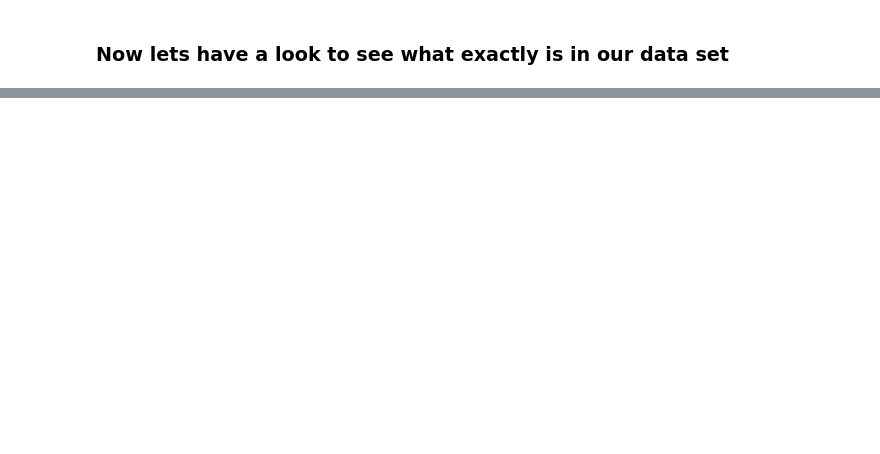
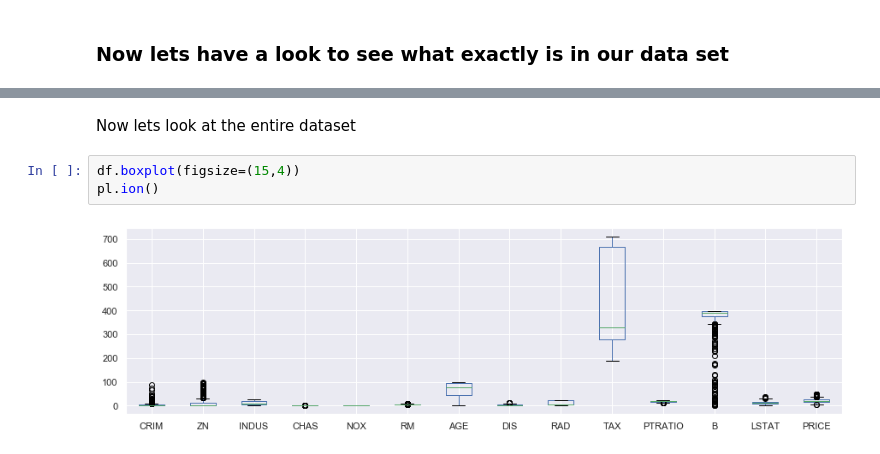
Before and after one commit to MarianneLawless/Machine-Learning-and-Statistics-Assessment-2019, a Jupyter notebook: Machine-Learning-and-Statistics-Assessment-2019.ipynb, the cells around one changed output, grey strips where cells are left out. Saved outputs shown, nothing was run; the diff lists cells and outputs as text; blank space fills up the shorter version.

```diff
--- a/Machine-Learning-and-Statistics-Assessment-2019.ipynb
+++ b/Machine-Learning-and-Statistics-Assessment-2019.ipynb
@@ -371,0 +209,7 @@ https://archive.ics.uci.edu/ml/machine-learning-databases/housing/
+# %% [markdown]
+Now lets look at the entire dataset
+# %%
+df.boxplot(figsize=(15,4))
+pl.ion()
+# %% [output]
+[figure, added]
```
Also changed, not shown: parts of 222 cells of this notebook, 1 other file.
